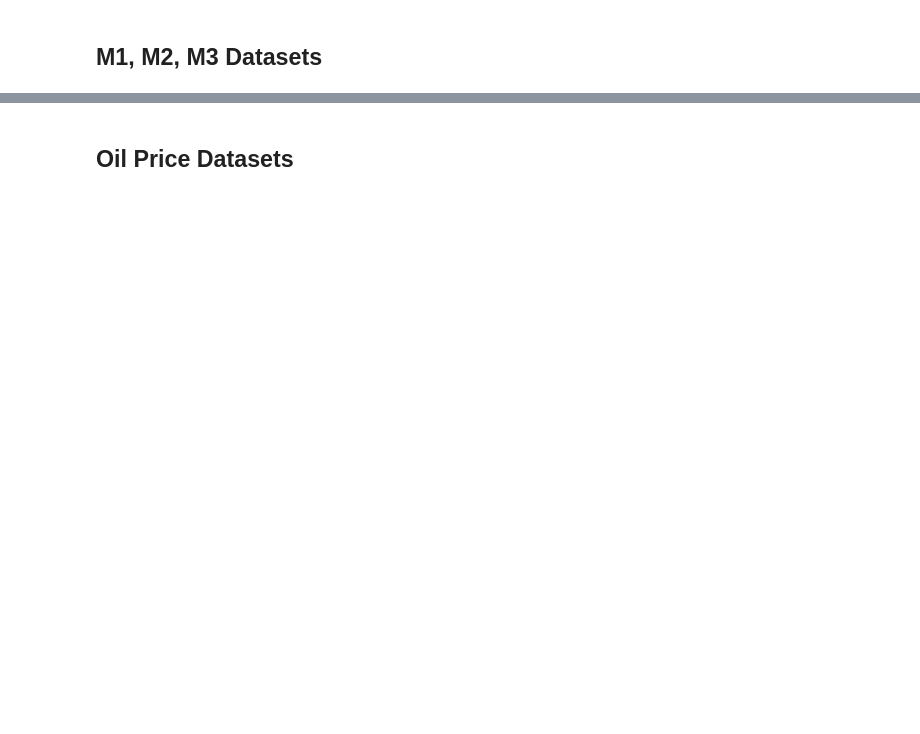
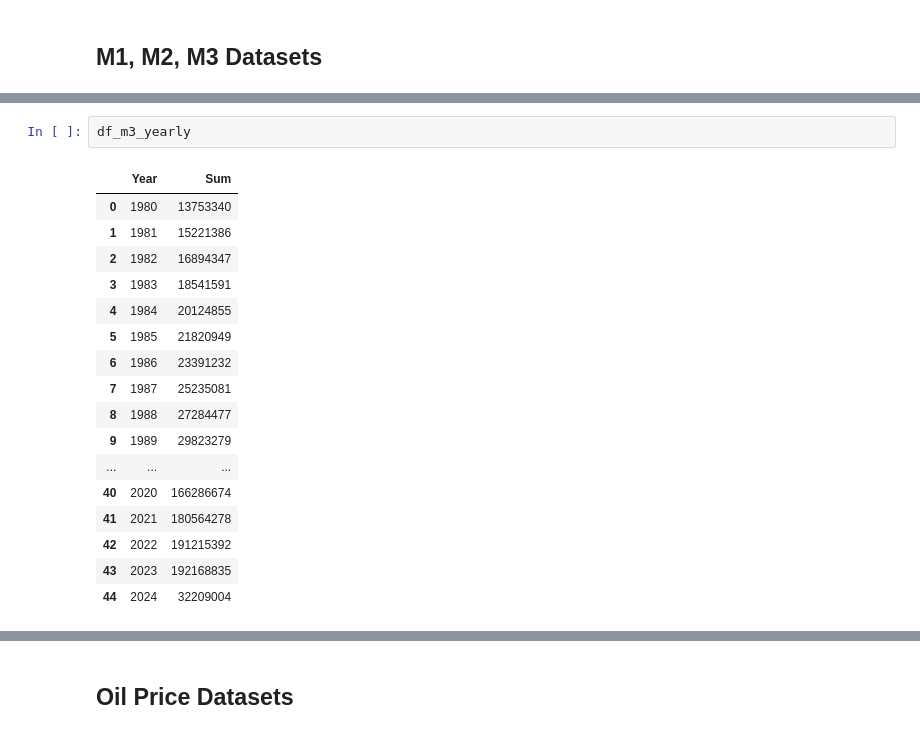
Before and after one commit to RiccardoDAndrea/Training, a Jupyter notebook: Scripts/models/Linear Regression/EU_LR.ipynb, the cells around one changed output, grey strips where cells are left out. Saved outputs shown, nothing was run; the diff lists cells and outputs as text; blank space fills up the shorter version.

```diff
--- a/Scripts/models/Linear Regression/EU_LR.ipynb
+++ b/Scripts/models/Linear Regression/EU_LR.ipynb
@@ -44,0 +133,20 @@ df_m1
+# %%
+df_m3_yearly
+# %% [output]
+|  | Year | Sum |
+| 0 | 1980 | 13753340 |
+| 1 | 1981 | 15221386 |
+| 2 | 1982 | 16894347 |
+| 3 | 1983 | 18541591 |
+| 4 | 1984 | 20124855 |
+| 5 | 1985 | 21820949 |
+| 6 | 1986 | 23391232 |
+| 7 | 1987 | 25235081 |
+| 8 | 1988 | 27284477 |
+| 9 | 1989 | 29823279 |
+| ... | ... | ... |
+| 40 | 2020 | 166286674 |
+| 41 | 2021 | 180564278 |
+| 42 | 2022 | 191215392 |
+| 43 | 2023 | 192168835 |
+| 44 | 2024 | 32209004 |
```
Also changed, not shown: parts of 32 cells of this notebook, 4 other files.
